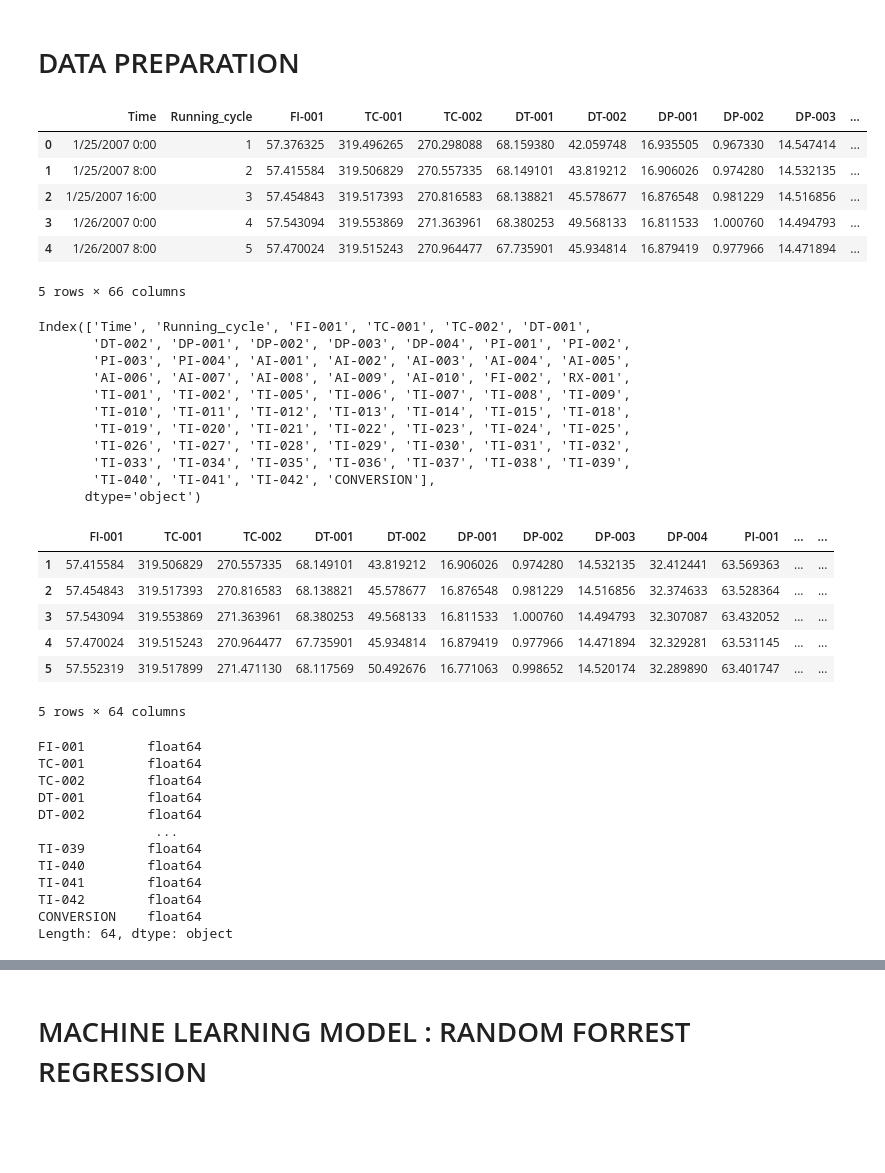
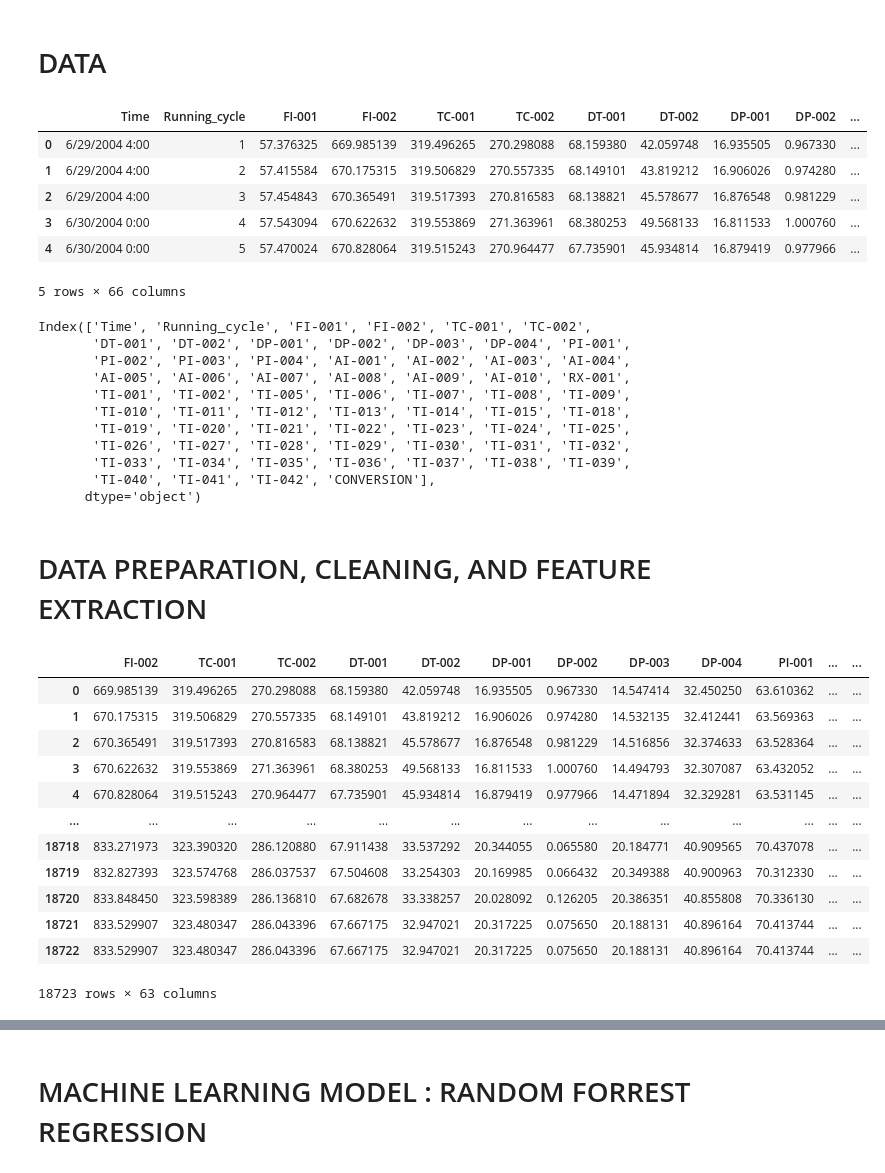
Before and after one commit to WisnuHanif/reactor_data, a Jupyter notebook: research_data.ipynb, the cells around one changed output, grey strips where cells are left out. Drawn from its saved outputs; the diff is of its cells as text; code cells hidden in the pictures; blank space fills up the shorter version.

```diff
--- a/research_data.ipynb
+++ b/research_data.ipynb
@@ -1,5 +1,5 @@
 # %% [markdown]
-# DATA PREPARATION
+# DATA
 # %%
 import numpy as np
 import pandas as pd
@@ -7,24 +7,24 @@ import matplotlib.pyplot as plt
 import seaborn as sns
 # %%
 #Importing research data
-prep0 = pd.read_csv('reactor_data.csv')
+prep0 = pd.read_csv('https://raw.githubusercontent.com/WisnuHanif/reactor_data/main/reactor_data.csv')
 prep0.head()
 # %% [output]
-|  | Time | Running_cycle | FI-001 | TC-001 | TC-002 | DT-001 | DT-002 | DP-001 | DP-002 | DP-003 | ... |
-| 0 | 1/25/2007 0:00 | 1 | 57.376325 | 319.496265 | 270.298088 | 68.159380 | 42.059748 | 16.935505 | 0.967330 | 14.547414 | ... |
-| 1 | 1/25/2007 8:00 | 2 | 57.415584 | 319.506829 | 270.557335 | 68.149101 | 43.819212 | 16.906026 | 0.974280 | 14.532135 | ... |
-| 2 | 1/25/2007 16:00 | 3 | 57.454843 | 319.517393 | 270.816583 | 68.138821 | 45.578677 | 16.876548 | 0.981229 | 14.516856 | ... |
-| 3 | 1/26/2007 0:00 | 4 | 57.543094 | 319.553869 | 271.363961 | 68.380253 | 49.568133 | 16.811533 | 1.000760 | 14.494793 | ... |
-| 4 | 1/26/2007 8:00 | 5 | 57.470024 | 319.515243 | 270.964477 | 67.735901 | 45.934814 | 16.879419 | 0.977966 | 14.471894 | ... |
+|  | Time | Running_cycle | FI-001 | FI-002 | TC-001 | TC-002 | DT-001 | DT-002 | DP-001 | DP-002 | ... |
+| 0 | 6/29/2004 4:00 | 1 | 57.376325 | 669.985139 | 319.496265 | 270.298088 | 68.159380 | 42.059748 | 16.935505 | 0.967330 | ... |
+| 1 | 6/29/2004 4:00 | 2 | 57.415584 | 670.175315 | 319.506829 | 270.557335 | 68.149101 | 43.819212 | 16.906026 | 0.974280 | ... |
+| 2 | 6/29/2004 4:00 | 3 | 57.454843 | 670.365491 | 319.517393 | 270.816583 | 68.138821 | 45.578677 | 16.876548 | 0.981229 | ... |
+| 3 | 6/30/2004 0:00 | 4 | 57.543094 | 670.622632 | 319.553869 | 271.363961 | 68.380253 | 49.568133 | 16.811533 | 1.000760 | ... |
+| 4 | 6/30/2004 0:00 | 5 | 57.470024 | 670.828064 | 319.515243 | 270.964477 | 67.735901 | 45.934814 | 16.879419 | 0.977966 | ... |
 5 rows × 66 columns
 # %%
 #Identity variables name
 prep0.columns
 # %% [output]
-Index(['Time', 'Running_cycle', 'FI-001', 'TC-001', 'TC-002', 'DT-001',
-       'DT-002', 'DP-001', 'DP-002', 'DP-003', 'DP-004', 'PI-001', 'PI-002',
-       'PI-003', 'PI-004', 'AI-001', 'AI-002', 'AI-003', 'AI-004', 'AI-005',
-       'AI-006', 'AI-007', 'AI-008', 'AI-009', 'AI-010', 'FI-002', 'RX-001',
+Index(['Time', 'Running_cycle', 'FI-001', 'FI-002', 'TC-001', 'TC-002',
+       'DT-001', 'DT-002', 'DP-001', 'DP-002', 'DP-003', 'DP-004', 'PI-001',
+       'PI-002', 'PI-003', 'PI-004', 'AI-001', 'AI-002', 'AI-003', 'AI-004',
+       'AI-005', 'AI-006', 'AI-007', 'AI-008', 'AI-009', 'AI-010', 'RX-001',
        'TI-001', 'TI-002', 'TI-005', 'TI-006', 'TI-007', 'TI-008', 'TI-009',
        'TI-010', 'TI-011', 'TI-012', 'TI-013', 'TI-014', 'TI-015', 'TI-018',
        'TI-019', 'TI-020', 'TI-021', 'TI-022', 'TI-023', 'TI-024', 'TI-025',
@@ -32,33 +32,27 @@ Index(['Time', 'Running_cycle', 'FI-001', 'TC-001', 'TC-002', 'DT-001',
        'TI-033', 'TI-034', 'TI-035', 'TI-036', 'TI-037', 'TI-038', 'TI-039',
        'TI-040', 'TI-041', 'TI-042', 'CONVERSION'],
       dtype='object')
+# %% [markdown]
+# DATA PREPARATION, CLEANING, AND FEATURE EXTRACTION
 # %%
 #Removing variable description & 'NO', 'Time' column
-prep1 = prep0.iloc[1:, :].drop(['Running_cycle','Time'], axis=1)
-prep1.head()
+#prep1 = prep0.iloc[1:, :].drop(['Running_cycle','Time'], axis=1)
+prep1 = prep0.iloc[:, :].drop(['FI-001','Running_cycle','Time'], axis=1)
+prep1
 # %% [output]
-|  | FI-001 | TC-001 | TC-002 | DT-001 | DT-002 | DP-001 | DP-002 | DP-003 | DP-004 | PI-001 | ... | ... |
-| 1 | 57.415584 | 319.506829 | 270.557335 | 68.149101 | 43.819212 | 16.906026 | 0.974280 | 14.532135 | 32.412441 | 63.569363 | ... | ... |
-| 2 | 57.454843 | 319.517393 | 270.816583 | 68.138821 | 45.578677 | 16.876548 | 0.981229 | 14.516856 | 32.374633 | 63.528364 | ... | ... |
-| 3 | 57.543094 | 319.553869 | 271.363961 | 68.380253 | 49.568133 | 16.811533 | 1.000760 | 14.494793 | 32.307087 | 63.432052 | ... | ... |
-| 4 | 57.470024 | 319.515243 | 270.964477 | 67.735901 | 45.934814 | 16.879419 | 0.977966 | 14.471894 | 32.329281 | 63.531145 | ... | ... |
-| 5 | 57.552319 | 319.517899 | 271.471130 | 68.117569 | 50.492676 | 16.771063 | 0.998652 | 14.520174 | 32.289890 | 63.401747 | ... | ... |
+|  | FI-002 | TC-001 | TC-002 | DT-001 | DT-002 | DP-001 | DP-002 | DP-003 | DP-004 | PI-001 | ... | ... |
+| 0 | 669.985139 | 319.496265 | 270.298088 | 68.159380 | 42.059748 | 16.935505 | 0.967330 | 14.547414 | 32.450250 | 63.610362 | ... | ... |
+| 1 | 670.175315 | 319.506829 | 270.557335 | 68.149101 | 43.819212 | 16.906026 | 0.974280 | 14.532135 | 32.412441 | 63.569363 | ... | ... |
+| 2 | 670.365491 | 319.517393 | 270.816583 | 68.138821 | 45.578677 | 16.876548 | 0.981229 | 14.516856 | 32.374633 | 63.528364 | ... | ... |
+| 3 | 670.622632 | 319.553869 | 271.363961 | 68.380253 | 49.568133 | 16.811533 | 1.000760 | 14.494793 | 32.307087 | 63.432052 | ... | ... |
+| 4 | 670.828064 | 319.515243 | 270.964477 | 67.735901 | 45.934814 | 16.879419 | 0.977966 | 14.471894 | 32.329281 | 63.531145 | ... | ... |
+| ... | ... | ... | ... | ... | ... | ... | ... | ... | ... | ... | ... | ... |
+| 18718 | 833.271973 | 323.390320 | 286.120880 | 67.911438 | 33.537292 | 20.344055 | 0.065580 | 20.184771 | 40.909565 | 70.437078 | ... | ... |
+| 18719 | 832.827393 | 323.574768 | 286.037537 | 67.504608 | 33.254303 | 20.169985 | 0.066432 | 20.349388 | 40.900963 | 70.312330 | ... | ... |
+| 18720 | 833.848450 | 323.598389 | 286.136810 | 67.682678 | 33.338257 | 20.028092 | 0.126205 | 20.386351 | 40.855808 | 70.336130 | ... | ... |
+| 18721 | 833.529907 | 323.480347 | 286.043396 | 67.667175 | 32.947021 | 20.317225 | 0.075650 | 20.188131 | 40.896164 | 70.413744 | ... | ... |
+| 18722 | 833.529907 | 323.480347 | 286.043396 | 67.667175 | 32.947021 | 20.317225 | 0.075650 | 20.188131 | 40.896164 | 70.413744 | ... | ... |
-5 rows × 64 columns
+18723 rows × 63 columns
-# %%
-prep1.dtypes
-# %% [output]
-FI-001        float64
-TC-001        float64
-TC-002        float64
-DT-001        float64
-DT-002        float64
-               ...
-TI-039        float64
-TI-040        float64
-TI-041        float64
-TI-042        float64
-CONVERSION    float64
-Length: 64, dtype: object
 # %%
 #Convert timestamp object data to numerical
 prep2 = prep1.apply(pd.to_numeric)
```
Also changed, not shown: parts of 139 cells of this notebook.
